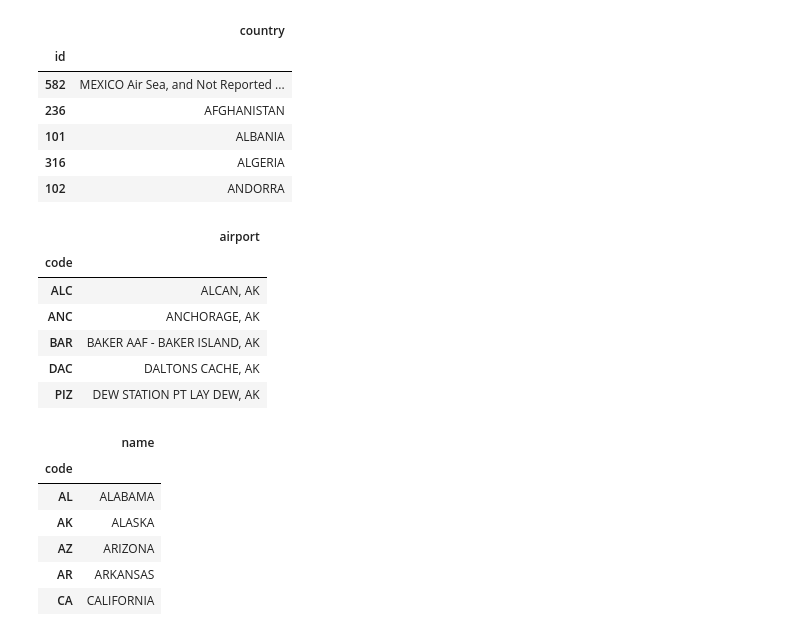
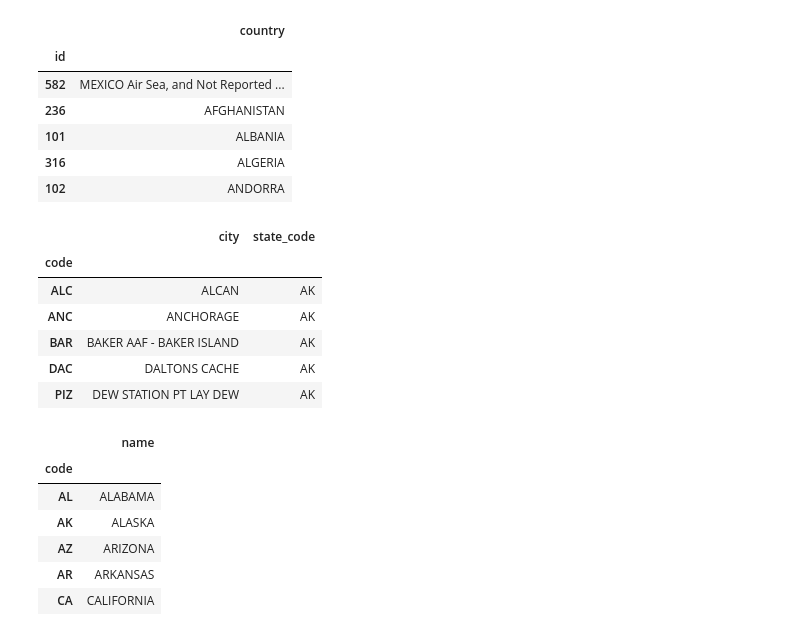
Before and after one commit to sahil350/us_immigrations, a Jupyter notebook: data_builder.ipynb, the cells around one changed output. Drawn from its saved outputs; the diff is of its cells as text; code cells hidden in the pictures.

Commit message:
cleaned us ports

```diff
--- a/data_builder.ipynb
+++ b/data_builder.ipynb
@@ -10,7 +11,8 @@ citi_code = {'id':[],
 
 port = {
     'code': [],
-    'airport': []
+    'city': [],
+    'state_code': []
 }
 
 state = {
@@ -35,7 +37,7 @@ pattern = re.compile(pattern_str, re.VERBOSE)
 
 # port regex pattern
 # extracts port code, and name
-port_pattern = re.compile("\s*'(\S+)\s*'\s+=\s+'([\S\s#,]+)\s*'")
+port_pattern = re.compile("\s*'(\S+)'\s+=\s+'([\S\s#]+),\s*([\S\s#]+)'")
 
 # state regex pattern
 # extracts code, and name
@@ -45,14 +47,20 @@ state_pattern = re.compile("\s*'([a-zA-Z0-9]+)'='([a-zA-Z\.\s]+)'")
 # %%
 with open('I94_SAS_Labels_Descriptions.SAS', 'r') as fp:
     for i, line in enumerate(fp):
-        if i > 8 and i < 298:
+        if i > 8 and i < 245:
             match = re.search(pattern, line)
             citi_code['id'].append(match.group(1))
             citi_code['country'].append(match.group(2))
-        if i > 301 and i < 962:
+        if i > 301 and i < 893:
             match = re.search(port_pattern, line)
-            port['code'].append(match.group(1))
-            port['airport'].append(match.group(2))
+            try:
+                port['code'].append(match.group(1))
+                port['city'].append(match.group(2))
+                port['state_code'].append(match.group(3))
+            except:
+                port['code'].append(None)
+                port['city'].append(None)
+                port['state_code'].append(None)
         if i > 980 and i < 1036:
             match = re.search(state_pattern, line)
             state['code'].append(match.group(1))
@@ -75,14 +83,16 @@ citi_code_df.head()
 | 102 | ANDORRA |
 # %%
 # airport dataframe
-airport_df = pd.DataFrame(port)
-airport_df = airport_df.set_index('code')
-airport_df.head()
+port_df = pd.DataFrame(port)
+port_df = port_df.set_index('code')
+port_df['state_code'] = port_df.state_code.str.strip()
+port_df = port_df.dropna(how='all')
+port_df.head()
 # %% [output]
-|  | airport |
-| code |  |
-| ALC | ALCAN, AK |
-| ANC | ANCHORAGE, AK |
-| BAR | BAKER AAF - BAKER ISLAND, AK |
-| DAC | DALTONS CACHE, AK |
-| PIZ | DEW STATION PT LAY DEW, AK |
+|  | city | state_code |
+| code |  |  |
+| ALC | ALCAN | AK |
+| ANC | ANCHORAGE | AK |
+| BAR | BAKER AAF - BAKER ISLAND | AK |
+| DAC | DALTONS CACHE | AK |
+| PIZ | DEW STATION PT LAY DEW | AK |
```
Also changed, not shown: parts of 9 cells of this notebook, 1 other file.
